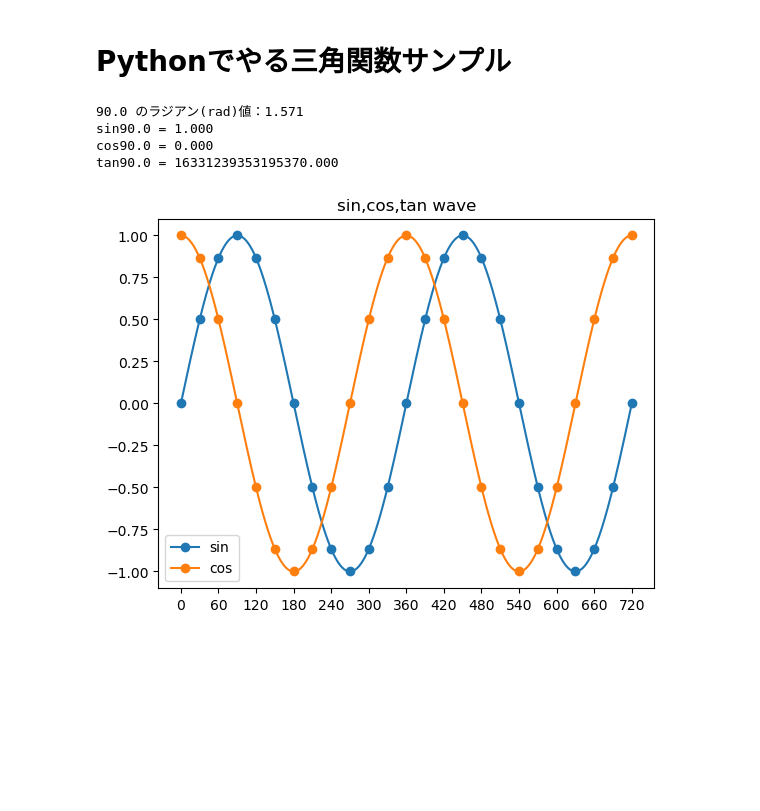
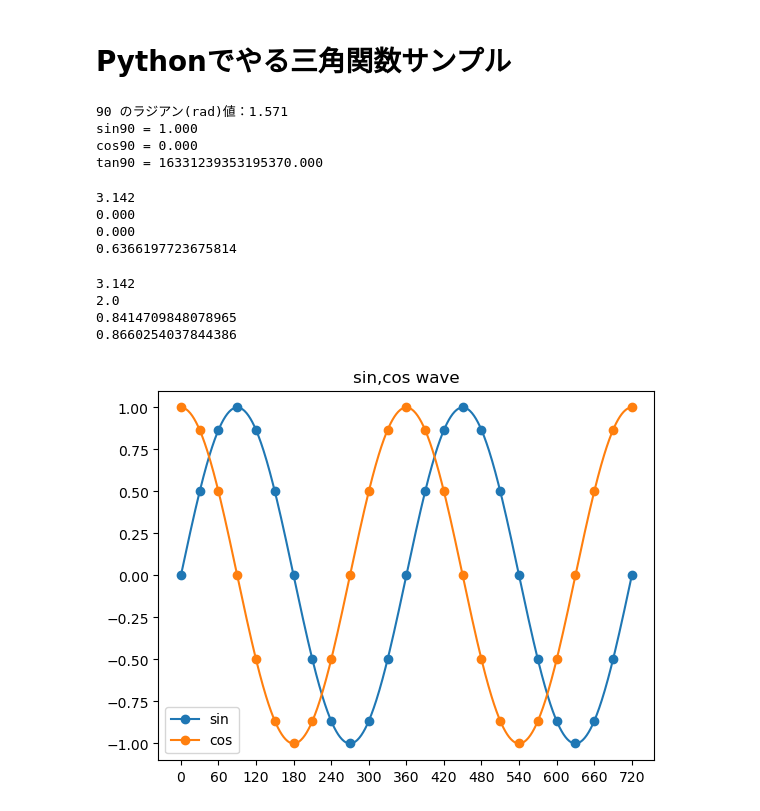
Before and after one commit to zilconia/VS_FreeCraft, a Jupyter notebook: Python/TF/sin_cos_tan.ipynb, the cells around one changed output. Drawn from its saved outputs; the diff is of its cells as text; code cells hidden in the pictures; blank space fills up the shorter version.

```diff
--- a/Python/TF/sin_cos_tan.ipynb
+++ b/Python/TF/sin_cos_tan.ipynb
@@ -5,7 +5,7 @@
 import numpy as np
 
 # theta = Θ = シータ
-theta = float(input("実数値を入力：")) # deg値で角度を入力させる
+theta = 90#float(input("実数値を入力：")) # deg値で角度を入力させる
 
 r = np.radians(theta) # rad値に角度を変換する
 print(f"{theta} のラジアン(rad)値：{r:.3f}") # 有効桁数3桁でrad値を表示
@@ -14,38 +14,61 @@ print(f"sin{theta} = {np.sin(r):.3f}") # 有効桁数3桁でsin値を表示
 print(f"cos{theta} = {np.cos(r):.3f}") # 有効桁数3桁でcos値を表示
 print(f"tan{theta} = {np.tan(r):.3f}") # 有効桁数3桁でtan値を表示
 # %% [output]
-90.0 のラジアン(rad)値：1.571
-sin90.0 = 1.000
-cos90.0 = 0.000
-tan90.0 = 16331239353195370.000
+90 のラジアン(rad)値：1.571
+sin90 = 1.000
+cos90 = 0.000
+tan90 = 16331239353195370.000
+# %%
+r = 180 * np.pi / 180
+print(f"{r:.3f}")
+print(f"{np.sin(r):.3f}")
+print(f"{np.sin(r) / r:.3f}")
+print(2 / np.pi)
+# %% [output]
+3.142
+0.000
+0.000
+0.6366197723675814
+# %%
+import numpy as np
+x = 180
+a = x * np.pi / 180 # == np.radians(x)
+print(f"{a:.3f}")
+print(a * 2 / np.pi)
+print(np.sin(1))
+print(np.sqrt(3)/2)
+# %% [output]
+3.142
+2.0
+0.8414709848078965
+0.8660254037844386
 # %%
 # グラフ出力サンプル
 import numpy as np
 import matplotlib.pyplot as plt
 
 # 波形の周期
 n = 2
 
 deg = np.array([i for i in range(360*n + 1)])
 rad = np.radians(deg)
 
-t_rad = [r for r in rad] # tan波の計算用にrad値をコピー
-for i in np.where(deg / 90 % 2 == 1)[0]:
-    t_rad[i] = np.nan
+# t_rad = [r for r in rad] # tan波の計算用にrad値をコピー
+# for i in np.where(deg / 90 % 2 == 1)[0]:
+#     t_rad[i] = np.nan
 
 sin = np.sin(rad) # sin波の計算
 cos = np.cos(rad) # cos波の計算
-tan = np.tan(t_rad) # tan波の計算
 
 plt.plot(deg,sin,marker="o",markevery=30,label="sin") # sin波の表示
 plt.plot(deg,cos,marker="o",markevery=30,label="cos") # cos波の表示
 # plt.plot(deg,tan,label="tan") # tan波の表示
 
-plt.title("sin,cos,tan wave") # グラフタイトル
+plt.title("sin,cos wave") # グラフタイトル
 
 plt.xticks([i for i in range(0,360*n + 1,30*n)]) # x軸の目盛りを30*n度ごとに設定
 plt.legend() # 凡例の表示
 
 plt.show() # グラフの表示
 # %% [output]
-[figure, old version]
+[figure, new version]
```
Also changed, not shown: parts of 1 cell of this notebook, 3 other files.
